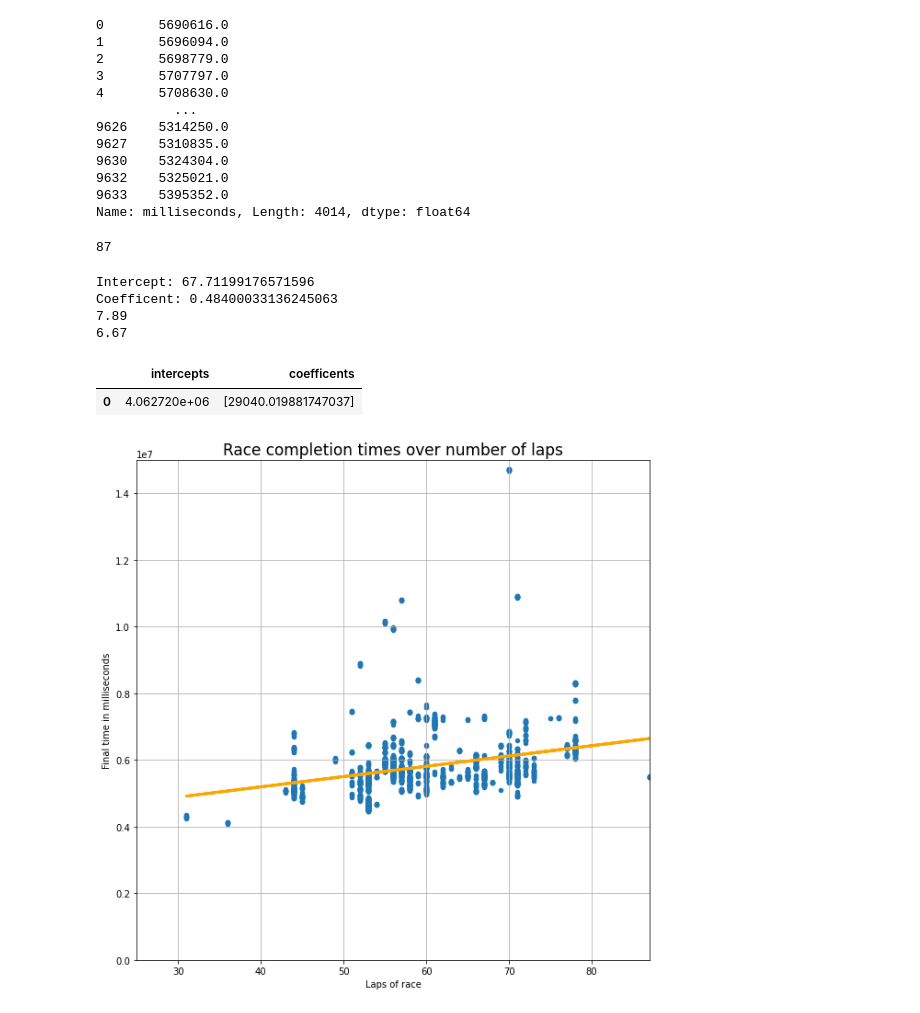
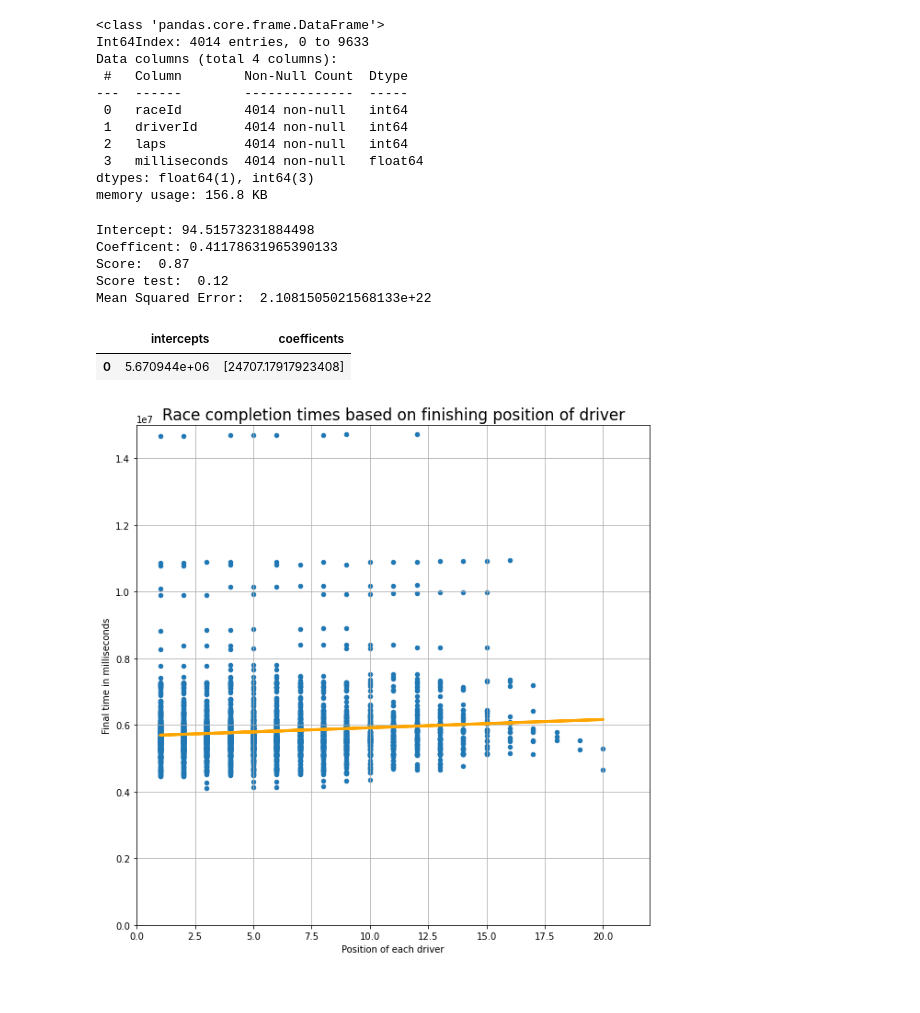
Before and after one commit to pHoran17/F1MLFinalYearProject, a Jupyter notebook: F1ML/api/F1ML_LRMODEL.ipynb, the cells around one changed output. Drawn from its saved outputs; the diff is of its cells as text; code cells hidden in the pictures.

```diff
--- a/F1ML/api/F1ML_LRMODEL.ipynb
+++ b/F1ML/api/F1ML_LRMODEL.ipynb
@@ -88,30 +78,27 @@ finishes.reset_index(drop=True)
 # %%
-finishes['milliseconds']
+finishes.info()
 # %% [output]
-0       5690616.0
-1       5696094.0
-2       5698779.0
-3       5707797.0
-4       5708630.0
-          ...
-9626    5314250.0
-9627    5310835.0
-9630    5324304.0
-9632    5325021.0
-9633    5395352.0
-Name: milliseconds, Length: 4014, dtype: float64
+<class 'pandas.core.frame.DataFrame'>
+Int64Index: 4014 entries, 0 to 9633
+Data columns (total 4 columns):
+ #   Column        Non-Null Count  Dtype
+---  ------        --------------  -----
+ 0   raceId        4014 non-null   int64
+ 1   driverId      4014 non-null   int64
+ 2   laps          4014 non-null   int64
+ 3   milliseconds  4014 non-null   float64
+dtypes: float64(1), int64(3)
+memory usage: 156.8 KB
 # %%
 #Get appropriate variables then split them
-X = DataFrame(finishes, columns=['laps'])
-Y = DataFrame(finishes, columns=['milliseconds'])
+#X = DataFrame(finishes, columns=['positionOrder'])
+#Y = DataFrame(finishes, columns=['milliseconds'])
 #Y.dropna()
-Y['milliseconds']
-Y['milliseconds'].astype(int)
-x_train, x_test, y_train, y_test = train_test_split(X,Y, test_size = 0.3)
-x_train['laps'].max()
+#Y['milliseconds']
+#Y['milliseconds'].astype(int)
+#x_train, x_test, y_train, y_test = train_test_split(X,Y, test_size = 0.3)
+#x_train['laps'].max()
 #Clean times up in order to use in visualisations + model, \n must be replaced or removed
-# %% [output]
-87
 # %%
 #Create Linear Regression Model (can't be done with NaN)
 #Divide intercept+ coef by 60000 to get time in minutes
@@ -124,8 +111,9 @@ coef_mins = regr.coef_[0] /60000
 lin_predicted = regr.predict(y_test)
 lin_score = round(regr.score(x_train,y_train)*100, 2)
 lin_score_test = round(regr.score(x_test, y_test) * 100, 2)
-print(lin_score)
-print(lin_score_test)
+print('Score: ', lin_score)
+print('Score test: ', lin_score_test)
+print('Mean Squared Error: ', mean_squared_error(y_test, lin_predicted))
 lin_predicted
 
 model=DataFrame(list(zip(regr.intercept_, regr.coef_)), columns=['intercepts', 'coefficents'])
@@ -133,23 +121,24 @@ model=DataFrame(list(zip(regr.intercept_, regr.coef_)), columns=['intercepts', '
 model.to_json(r'.\venv\modelTable.json', orient='table', index=True)
 model
 # %% [output]
-Intercept: 67.71199176571596
-Coefficent: 0.48400033136245063
-7.89
-6.67
+Intercept: 94.51573231884498
+Coefficent: 0.41178631965390133
+Score:  0.87
+Score test:  0.12
+Mean Squared Error:  2.1081505021568133e+22
 |  | intercepts | coefficents |
-| 0 | 4.062720e+06 | [29040.019881747037] |
+| 0 | 5.670944e+06 | [24707.17917923408] |
 # %%
 plt.figure(figsize=[10,10])
-plt.xlim(25, 87)
+plt.xlim(0, 22)
 plt.ylim(0, 15000000)
-plt.title('Race completion times over number of laps', fontsize=17)
+plt.title('Race completion times based on finishing position of driver', fontsize=17)
 plt.scatter(x_train, y_train, s=20)
 plt.plot(x_train, regr.predict(x_train), color='orange', linewidth=3)
-plt.xlabel('Laps of race')
+plt.xlabel('Position of each driver')
 plt.ylabel('Final time in milliseconds')
 plt.grid()
 plt.savefig('finalTimeOverLaps.png')
 plt.show()
 # %% [output]
-[figure, old version]
+[figure, new version]
```
Also changed, not shown: parts of 16 cells of this notebook, 4 other files.
